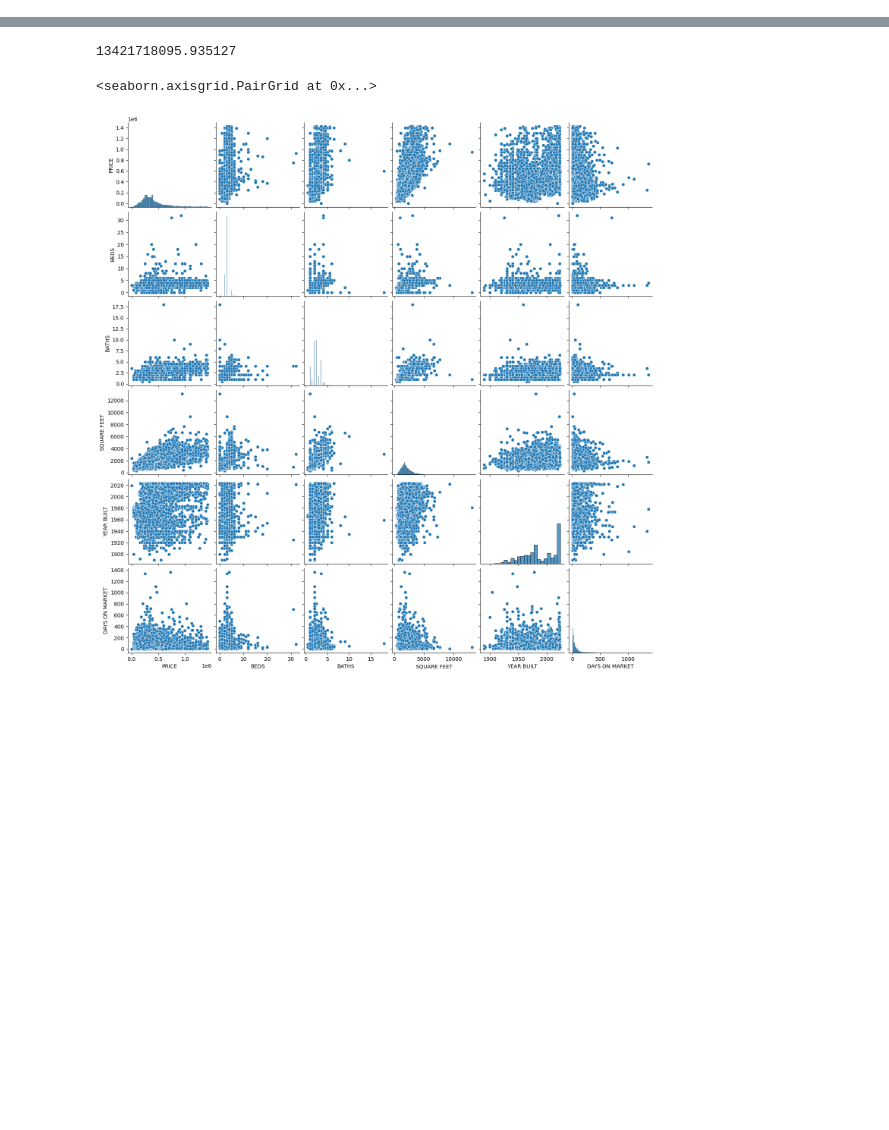
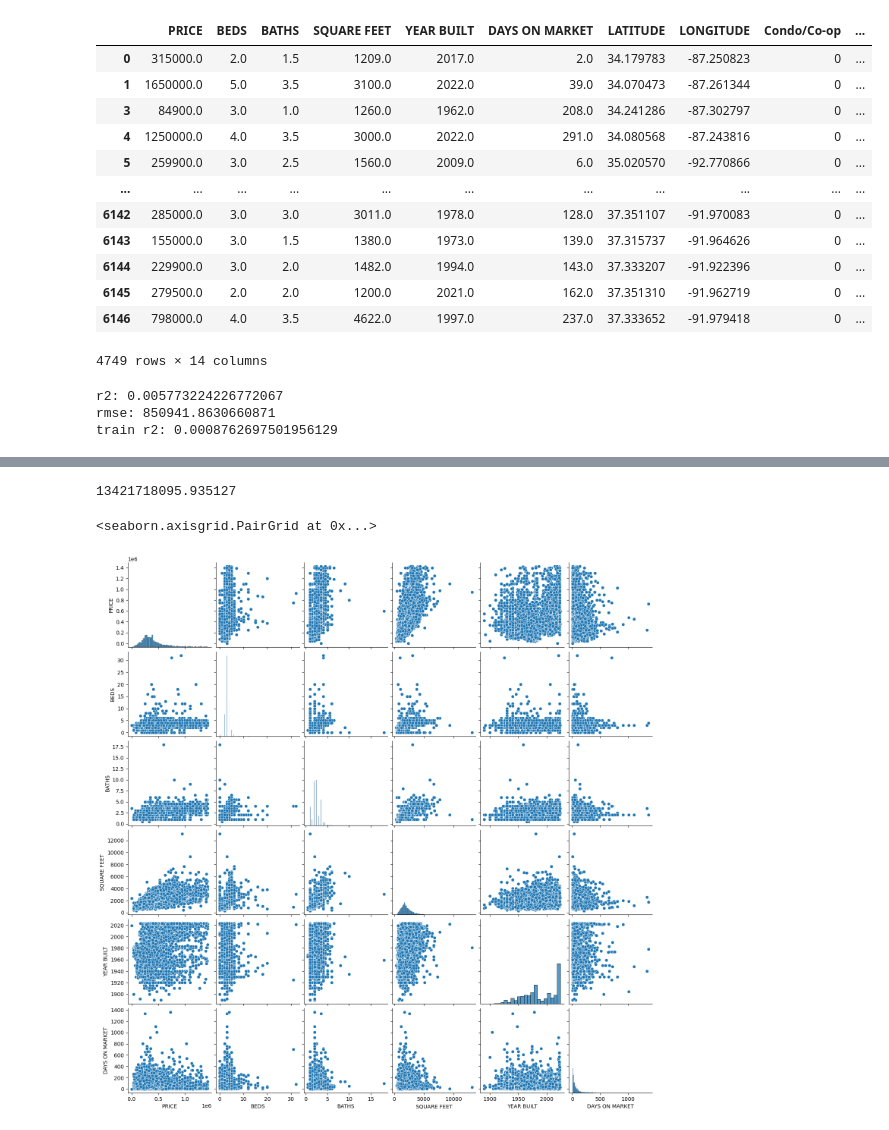
Before and after one commit to clearboxco/FYH-model, a Jupyter notebook: ML_tests.ipynb, the cells around one changed output, grey strips where cells are left out. Cells and saved outputs as stored; diff of their text form; code cells hidden in the pictures; blank space fills up the shorter version.

```diff
--- a/ML_tests.ipynb
+++ b/ML_tests.ipynb
@@ -171,0 +216,76 @@ KeyboardInterrupt:
+# %%
+df_final
+# %% [output]
+|  | PRICE | BEDS | BATHS | SQUARE FEET | YEAR BUILT | DAYS ON MARKET | LATITUDE | LONGITUDE | Condo/Co-op | ... |
+| 0 | 315000.0 | 2.0 | 1.5 | 1209.0 | 2017.0 | 2.0 | 34.179783 | -87.250823 | 0 | ... |
+| 1 | 1650000.0 | 5.0 | 3.5 | 3100.0 | 2022.0 | 39.0 | 34.070473 | -87.261344 | 0 | ... |
+| 3 | 84900.0 | 3.0 | 1.0 | 1260.0 | 1962.0 | 208.0 | 34.241286 | -87.302797 | 0 | ... |
+| 4 | 1250000.0 | 4.0 | 3.5 | 3000.0 | 2022.0 | 291.0 | 34.080568 | -87.243816 | 0 | ... |
+| 5 | 259900.0 | 3.0 | 2.5 | 1560.0 | 2009.0 | 6.0 | 35.020570 | -92.770866 | 0 | ... |
+| ... | ... | ... | ... | ... | ... | ... | ... | ... | ... | ... |
+| 6142 | 285000.0 | 3.0 | 3.0 | 3011.0 | 1978.0 | 128.0 | 37.351107 | -91.970083 | 0 | ... |
+| 6143 | 155000.0 | 3.0 | 1.5 | 1380.0 | 1973.0 | 139.0 | 37.315737 | -91.964626 | 0 | ... |
+| 6144 | 229900.0 | 3.0 | 2.0 | 1482.0 | 1994.0 | 143.0 | 37.333207 | -91.922396 | 0 | ... |
+| 6145 | 279500.0 | 2.0 | 2.0 | 1200.0 | 2021.0 | 162.0 | 37.351310 | -91.962719 | 0 | ... |
+| 6146 | 798000.0 | 4.0 | 3.5 | 4622.0 | 1997.0 | 237.0 | 37.333652 | -91.979418 | 0 | ... |
+4749 rows × 14 columns
+# %%
+# TEST RELATIONSHIP OF LAT/LON W PRICE
+
+df_lat_lon_price=df_final[['PRICE','LATITUDE','LONGITUDE']]
+
+for train_idx,test_idx in KFold(n_splits=10).split(df_lat_lon_price):
+    train,test=df_lat_lon_price.iloc[train_idx],df_lat_lon_price.iloc[test_idx]
+    r2s=[]
+    rmses=[]
+
+    f_r2s=[]
+
+    # Define the transformations for each column
+    preprocessor = ColumnTransformer(
+    transformers=[
+        ('standard_scaler',StandardScaler(),['LATITUDE','LONGITUDE']),
+       #('cubic_spline',SplineTransformer(100,degree=3,knots='quantile',include_bias=False,extrapolation='periodic'), ['LATITUDE','LONGITUDE']),
+    ])
+
+
+    # Apply the transformations in a pipeline
+    pipeline = Pipeline(steps=[('preprocessor', preprocessor)])
+
+    lat_lon_train_transformed = pipeline.fit_transform(train)
+    lat_lon_test_transformed = pipeline.fit_transform(test)
+
+    X_train_np=lat_lon_train_transformed
+    y_train_np=train['PRICE'].to_numpy()
+
+    lr = LR()
+    lr.fit(X_train_np,y_train_np)
+
+    X_test_np=lat_lon_test_transformed
+    y_test_np=test['PRICE'].to_numpy()
+
+    y_pred = lr.predict(X_test_np)
+
+    y_fake_pred=lr.predict(X_train_np)
+
+    r2=r2_score(y_test_np,y_pred)
+
+    r2s.append(r2)
+
+    f_r2=r2_score(y_train_np,y_fake_pred)
+
+    f_r2s.append(f_r2)
+
+    rmse=np.sqrt(mean_squared_error(y_test_np,y_pred))
+
+    rmses.append(rmse)
+
+
+print(f"r2: {mean(r2s)}")
+print(f"rmse: {mean(rmses)}")
+
+print(f"train r2: {mean(f_r2s)}")
+# %% [output]
+r2: 0.005773224226772067
+rmse: 850941.8630660871
+train r2: 0.0008762697501956129
```
Also changed, not shown: parts of 15 cells of this notebook.
